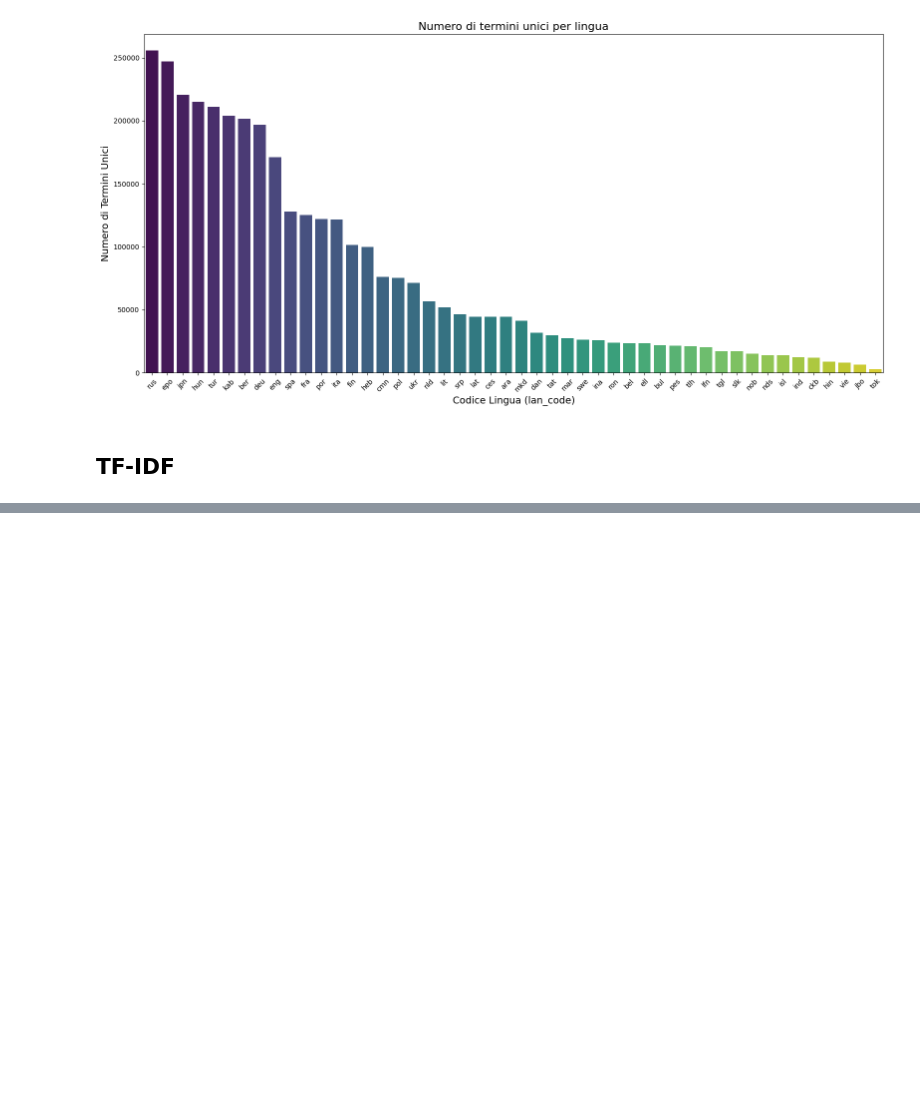
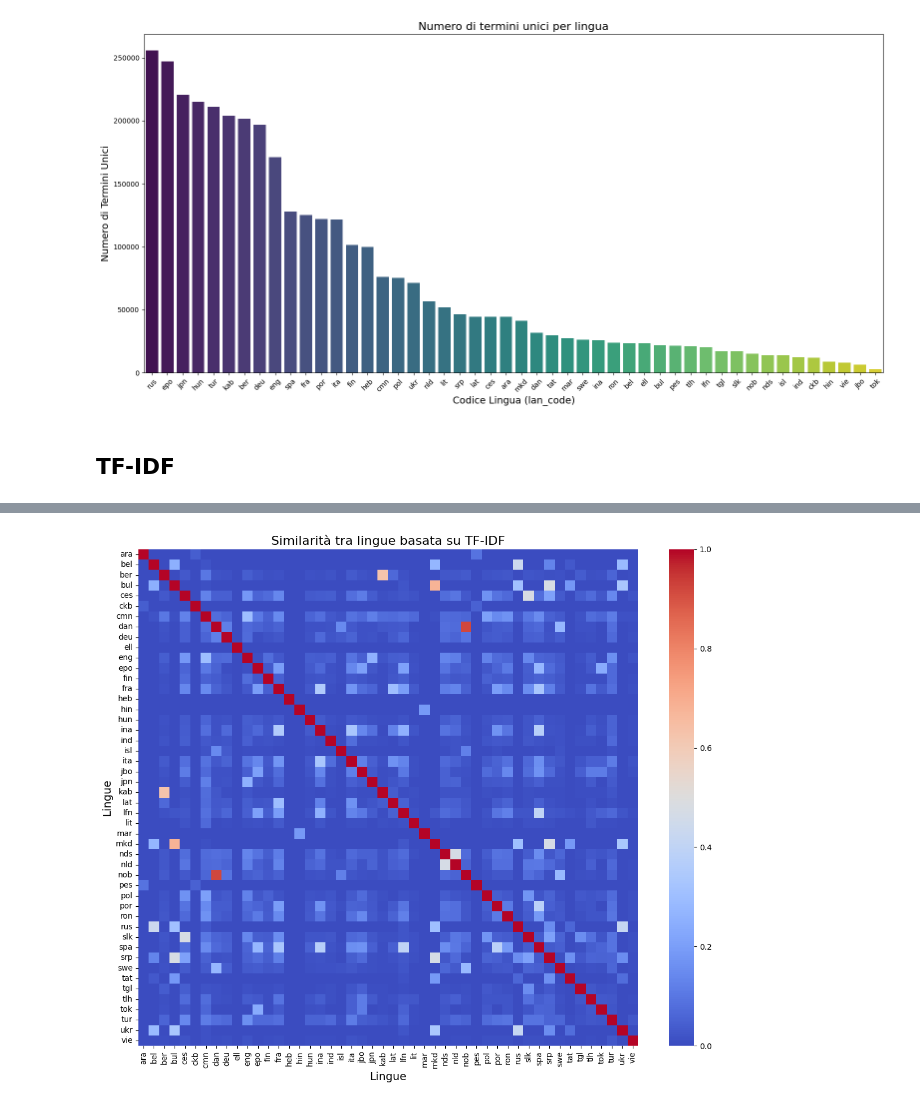
Before and after one commit to saveriodieni/Data-Mining-2024-25, a Jupyter notebook: projDM.ipynb, the cells around one changed output, grey strips where cells are left out. Saved outputs shown, nothing was run; the diff lists cells and outputs as text; code cells hidden in the pictures; blank space fills up the shorter version.

```diff
--- a/projDM.ipynb
+++ b/projDM.ipynb
@@ -338,0 +422,17 @@ print(f"TF-IDF con rimozione stop words salvato in: {output_path}")
+# %%
+# Calcolare la similarità coseno tra le lingue
+similarity_matrix = cosine_similarity(tfidf_df)
+
+# Creare un DataFrame per la heatmap
+similarity_df = pd.DataFrame(similarity_matrix, index=tfidf_df.index, columns=tfidf_df.index)
+
+# Visualizzare la heatmap
+plt.figure(figsize=(12, 10))
+sns.heatmap(similarity_df, cmap="coolwarm", annot=False)
+plt.title("Similarità tra lingue basata su TF-IDF", fontsize=16)
+plt.xlabel("Lingue", fontsize=14)
+plt.ylabel("Lingue", fontsize=14)
+plt.tight_layout()
+plt.show()
+# %% [output]
+[figure, added]
```
Also changed, not shown: parts of 25 cells of this notebook.
